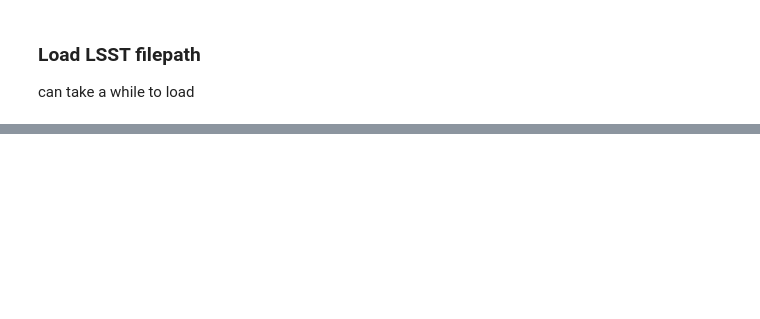
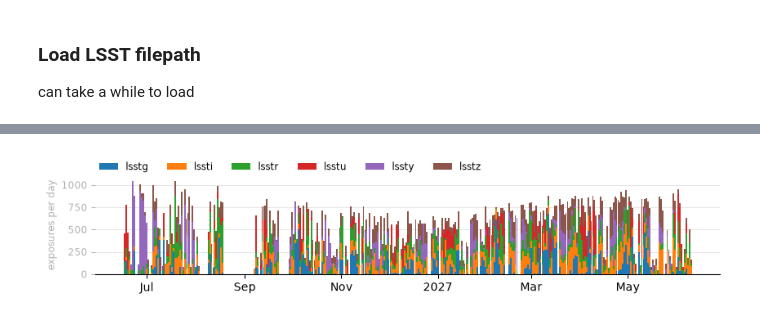
Before and after one commit to krissylla/TransientSimulation, a Jupyter notebook: skysurvey.ipynb, the cells around one changed output, grey strips where cells are left out. Cells and saved outputs as stored; diff of their text form; code cells hidden in the pictures; blank space fills up the shorter version.

```diff
--- a/skysurvey.ipynb
+++ b/skysurvey.ipynb
@@ -173,0 +122,7 @@ DatabaseError: Execution failed on sql 'SELECT fieldRA, fieldDec, observationSta
+# %%
+fig = lsst.show_nexposures(exposure_key="observationId") #observationId is LSST's specific exposure_key
+# and each exposure is for a certain number of minutes (usually five)
+
+# (lsst.data["observationId"] == lsst.data["fieldid_survey"]).all() # should be true in our case. why?
+# %% [output]
+[figure, added]
```
Also changed, not shown: parts of 130 cells of this notebook, 7 other files.
